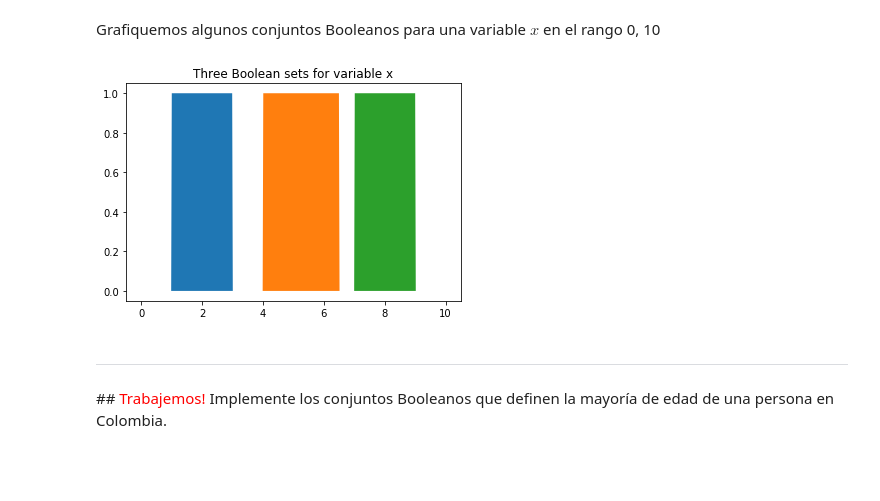
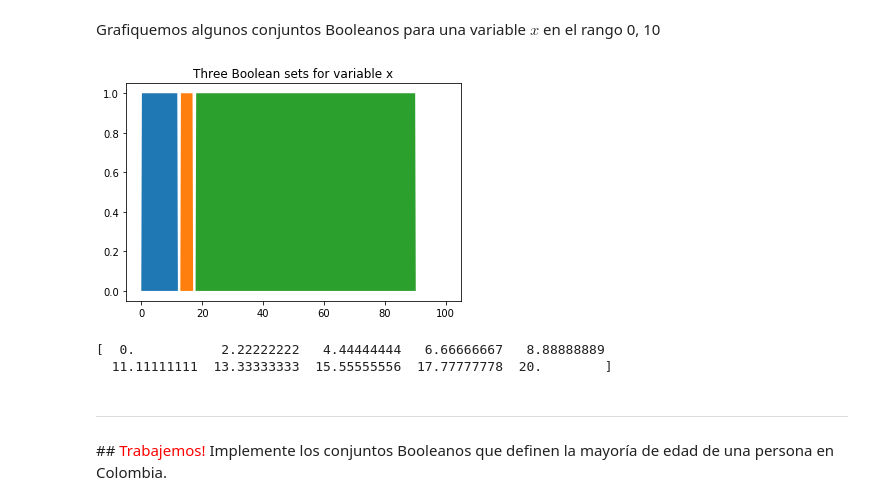
Before and after one commit to psatencio/IA_ITM, a Jupyter notebook: Presentaciones/3. Conocimiento e Incertidumbre/Modulo 3_1_Logica Difusa.ipynb, the cells around one changed output. Cells and saved outputs as stored; diff of their text form; code cells hidden in the pictures; blank space fills up the shorter version.

```diff
--- a/Presentaciones/3. Conocimiento e Incertidumbre/Modulo 3_1_Logica Difusa.ipynb
+++ b/Presentaciones/3. Conocimiento e Incertidumbre/Modulo 3_1_Logica Difusa.ipynb
@@ -61,28 +61,36 @@ Grafiquemos algunos conjuntos Booleanos para una variable $x$ en el rango 0, 10
 # %%
 import matplotlib.pyplot as plt
 
 limit1 = 0
-limit2 = 10
+limit2 = 100
 domain = np.linspace(limit1, limit2, 500)
 
-set1 = (1,3)
-bool_set_1 = boolean_set(domain,set1)
+menor = (0.1,12)
+bool_set_1 = boolean_set(domain,menor)
 
-set2 = (4,6.5)
-bool_set_2 = boolean_set(domain,set2)
+adolescente = (13,17)
+bool_set_2 = boolean_set(domain,adolescente)
 
-set3 = (7,9)
-bool_set_3 = boolean_set(domain,set3)
+adulto = (18,90)
+bool_set_3 = boolean_set(domain,adulto)
 
 plt.fill(domain, bool_set_1)
 plt.fill(domain, bool_set_2)
 plt.fill(domain, bool_set_3)
 
 
 plt.title("Three Boolean sets for variable x")
 plt.show()
 # %% [output]
-[figure, old version]
+[figure, new version]
+# %%
+import numpy as np
+
+rango = np.linspace(0,20, 10)
+print rango
+# %% [output]
+[  0.           2.22222222   4.44444444   6.66666667   8.88888889
+  11.11111111  13.33333333  15.55555556  17.77777778  20.        ]
 # %% [markdown]
 <hr>
 ## <font color="red"> Trabajemos!</font>
```
Also changed, not shown: parts of 25 cells of this notebook, 9 other files.
